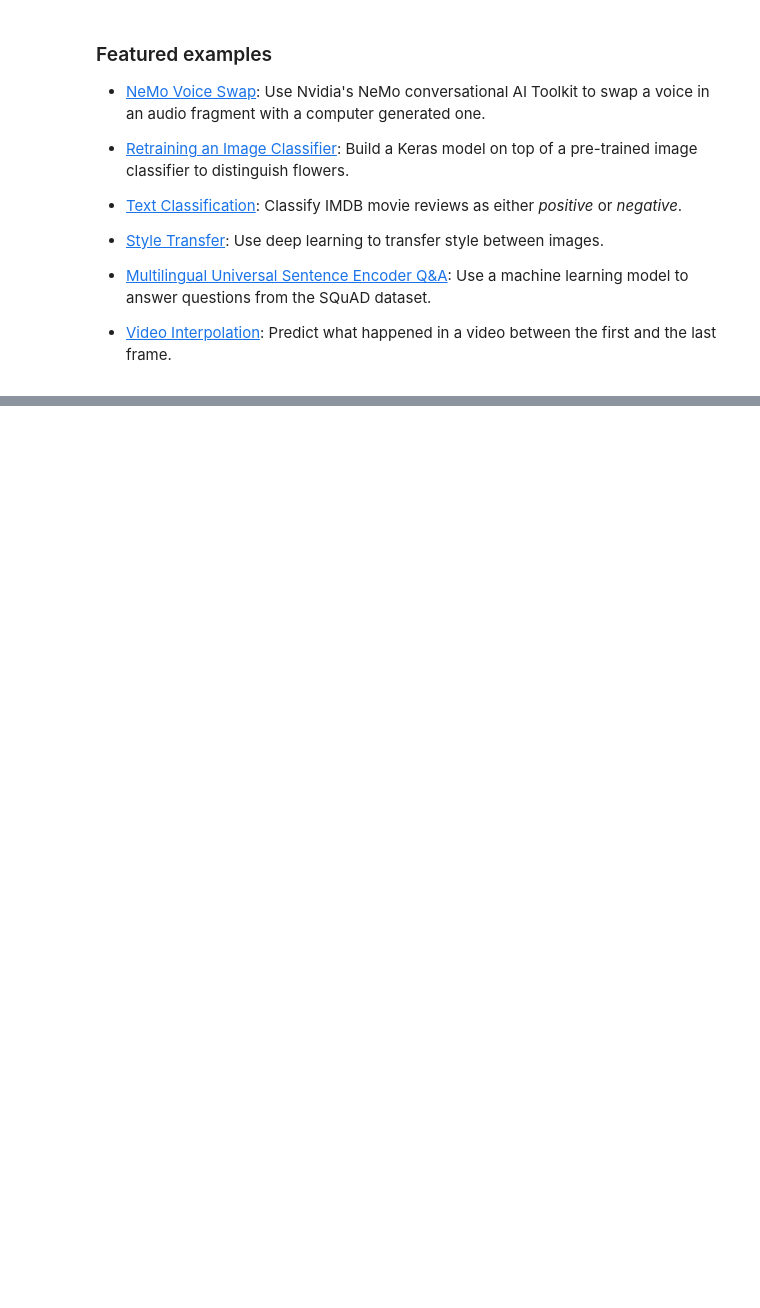
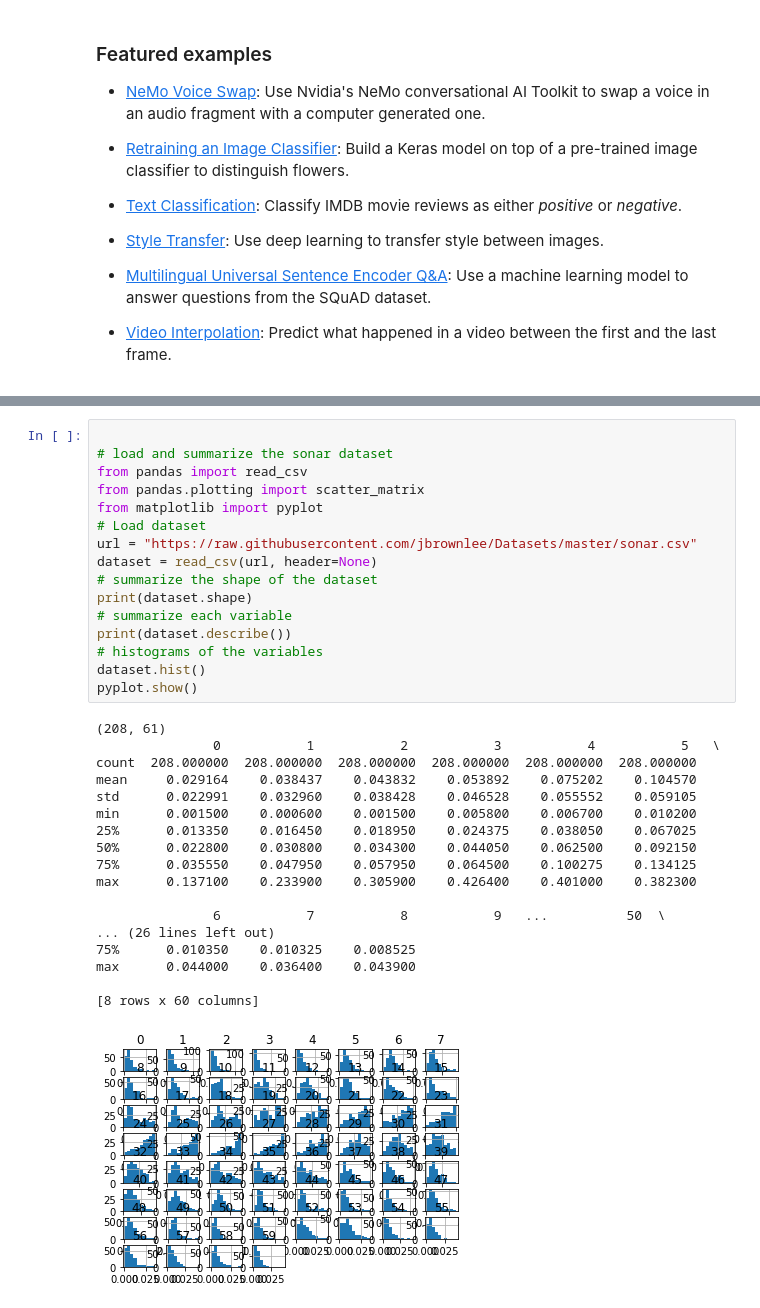
Before and after one commit to jomolrk/Machine_Learning_Lab, a Jupyter notebook: Welcome_To_Colaboratory.ipynb, the cells around one changed output, grey strips where cells are left out. Cells and saved outputs as stored; diff of their text form; blank space fills up the shorter version.

```diff
--- a/Welcome_To_Colaboratory.ipynb
+++ b/Welcome_To_Colaboratory.ipynb
@@ -243,0 +322,35 @@ data.apply(stats.zscore)
+# %%
+
+# load and summarize the sonar dataset
+from pandas import read_csv
+from pandas.plotting import scatter_matrix
+from matplotlib import pyplot
+# Load dataset
+url = "https://raw.githubusercontent.com/jbrownlee/Datasets/master/sonar.csv"
+dataset = read_csv(url, header=None)
+# summarize the shape of the dataset
+print(dataset.shape)
+# summarize each variable
+print(dataset.describe())
+# histograms of the variables
+dataset.hist()
+pyplot.show()
+# %% [output]
+(208, 61)
+               0           1           2           3           4           5   \
+count  208.000000  208.000000  208.000000  208.000000  208.000000  208.000000
+mean     0.029164    0.038437    0.043832    0.053892    0.075202    0.104570
+std      0.022991    0.032960    0.038428    0.046528    0.055552    0.059105
+min      0.001500    0.000600    0.001500    0.005800    0.006700    0.010200
+25%      0.013350    0.016450    0.018950    0.024375    0.038050    0.067025
+50%      0.022800    0.030800    0.034300    0.044050    0.062500    0.092150
+75%      0.035550    0.047950    0.057950    0.064500    0.100275    0.134125
+max      0.137100    0.233900    0.305900    0.426400    0.401000    0.382300
+
+               6           7           8           9   ...          50  \
+... (26 lines left out)
+75%      0.010350    0.010325    0.008525
+max      0.044000    0.036400    0.043900
+
+[8 rows x 60 columns]
+[figure, added]
```
Also changed, not shown: parts of 20 cells of this notebook.
